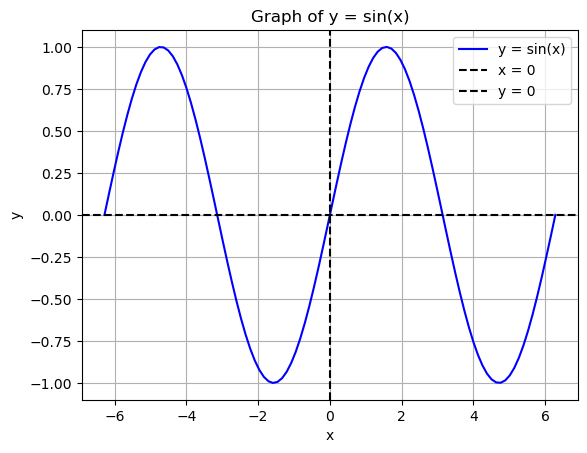
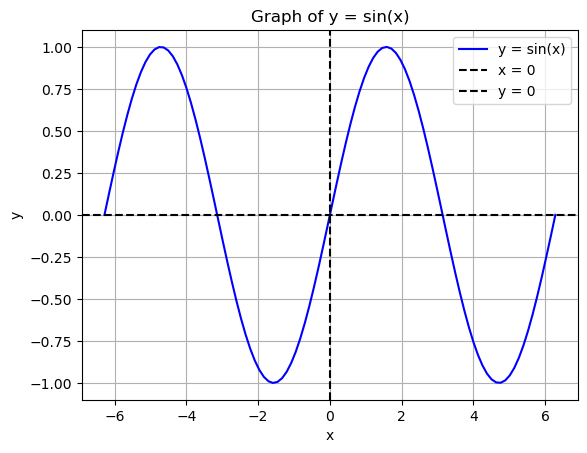
Unified diff of the notebook cell whose output changed from the first chart to the second:
--- before
+++ after
@@ -0,0 +1,18 @@
+# Create x values from -2π to 2π
+x = np.linspace(-2 * np.pi, 2 * np.pi, 100)
+y = np.sin(x)
+
+# Plot the graph
+plt.plot(x, y, label='y = sin(x)', color='blue')
+
+# Highlight x=0 and y=0 lines
+plt.axvline(0, color='black', linewidth=1.5, linestyle='--', label='x = 0')
+plt.axhline(0, color='black', linewidth=1.5, linestyle='--', label='y = 0')
+
+plt.xlabel('x')
+plt.ylabel('y')
+plt.title('Graph of y = sin(x)')
+plt.grid(True)
+plt.legend()
+
+plt.show()

Commit: calculus (Create x values from -2π to 2π)